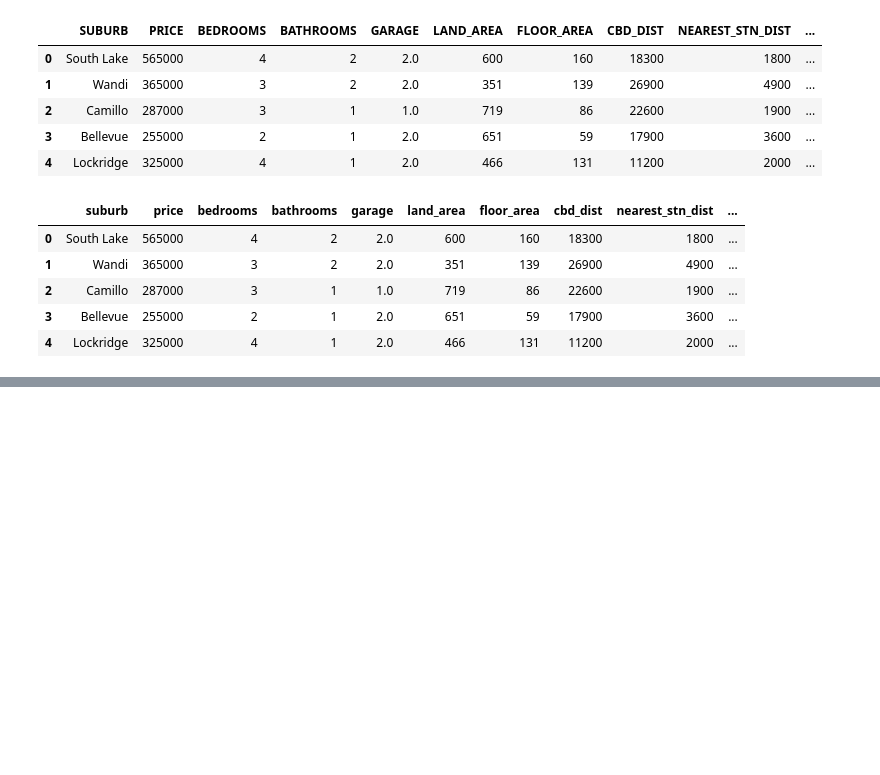
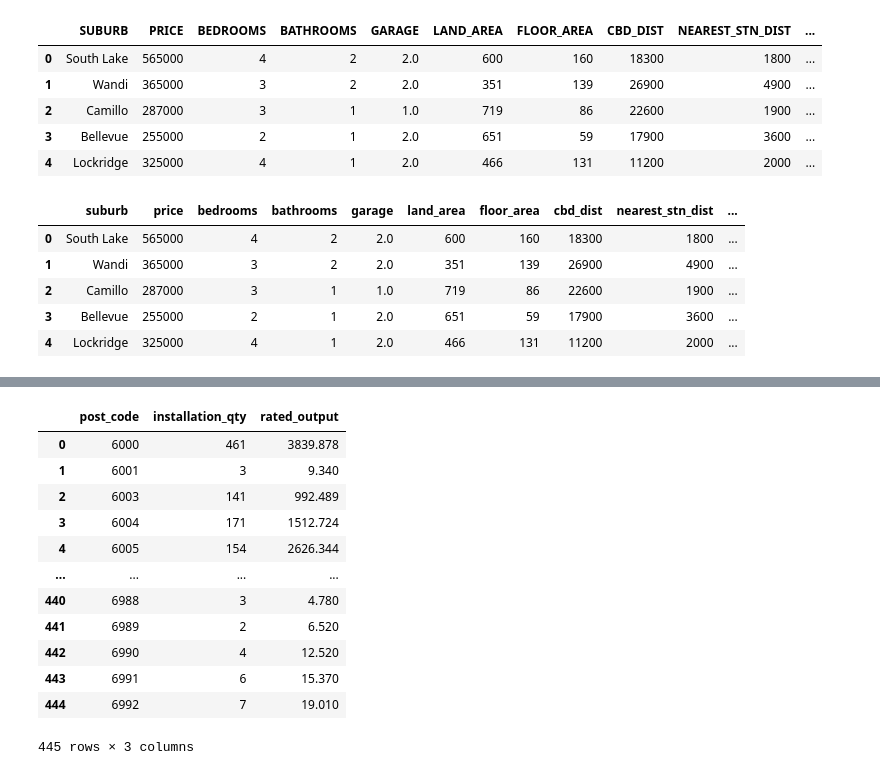
Before and after one commit to dalemunroe/Project-2, a Jupyter notebook: Untitled.ipynb, the cells around one changed output, grey strips where cells are left out. Saved outputs shown, nothing was run; the diff lists cells and outputs as text; code cells hidden in the pictures; blank space fills up the shorter version.

```diff
--- a/Untitled.ipynb
+++ b/Untitled.ipynb
@@ -78,0 +166,18 @@ Name: date_sold, Length: 33656, dtype: object
+# %%
+solar_metadata_WAonly_df = solar_metadata_WAonly_df.sort_values("post_code")
+solar_metadata_WAonly_df = solar_metadata_WAonly_df.reset_index(drop=True)
+solar_metadata_WAonly_df
+# %% [output]
+|  | post_code | installation_qty | rated_output |
+| 0 | 6000 | 461 | 3839.878 |
+| 1 | 6001 | 3 | 9.340 |
+| 2 | 6003 | 141 | 992.489 |
+| 3 | 6004 | 171 | 1512.724 |
+| 4 | 6005 | 154 | 2626.344 |
+| ... | ... | ... | ... |
+| 440 | 6988 | 3 | 4.780 |
+| 441 | 6989 | 2 | 6.520 |
+| 442 | 6990 | 4 | 12.520 |
+| 443 | 6991 | 6 | 15.370 |
+| 444 | 6992 | 7 | 19.010 |
+445 rows × 3 columns
```
Also changed, not shown: parts of 12 cells of this notebook.
